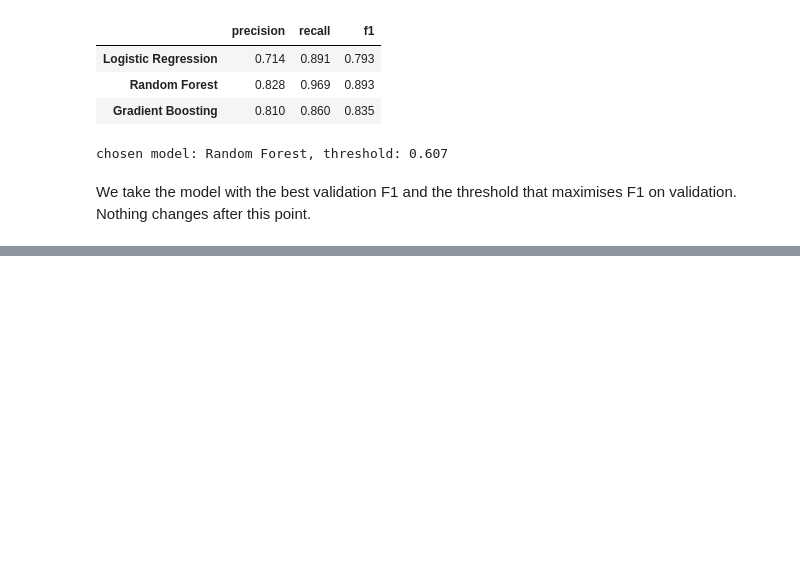
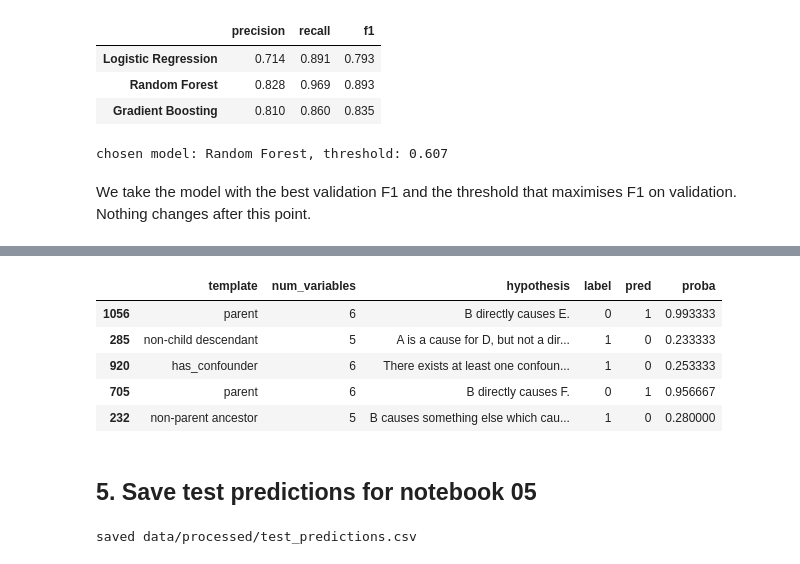
Before and after one commit to Jag2007/AI_ML_Project, a Jupyter notebook: notebooks/04_models_evaluation.ipynb, the cells around one changed output, grey strips where cells are left out. Drawn from its saved outputs; the diff is of its cells as text; code cells hidden in the pictures; blank space fills up the shorter version.

```diff
--- a/notebooks/04_models_evaluation.ipynb
+++ b/notebooks/04_models_evaluation.ipynb
@@ -81,0 +153,18 @@ We take the model with the best validation F1 and the threshold that maximises F
+# %%
+# the most confident mistakes
+errors[errors["pred"] != errors["label"]].sort_values("proba", key=lambda p: (p - threshold).abs(), ascending=False).head(5)
+# %% [output]
+|  | template | num_variables | hypothesis | label | pred | proba |
+| 1056 | parent | 6 | B directly causes E. | 0 | 1 | 0.993333 |
+| 285 | non-child descendant | 5 | A is a cause for D, but not a dir... | 1 | 0 | 0.233333 |
+| 920 | has_confounder | 6 | There exists at least one confoun... | 1 | 0 | 0.253333 |
+| 705 | parent | 6 | B directly causes F. | 0 | 1 | 0.956667 |
+| 232 | non-parent ancestor | 5 | B causes something else which cau... | 1 | 0 | 0.280000 |
+# %% [markdown]
+## 5. Save test predictions for notebook 05
+# %%
+out = test[["premise_id", "hypothesis", "template", "label"]].assign(proba=test_proba[best], pred=test_pred)
+out.to_csv(PROCESSED / "test_predictions.csv", index=False)
+print("saved data/processed/test_predictions.csv")
+# %% [output]
+saved data/processed/test_predictions.csv
```
Also changed, not shown: parts of 10 cells of this notebook.
